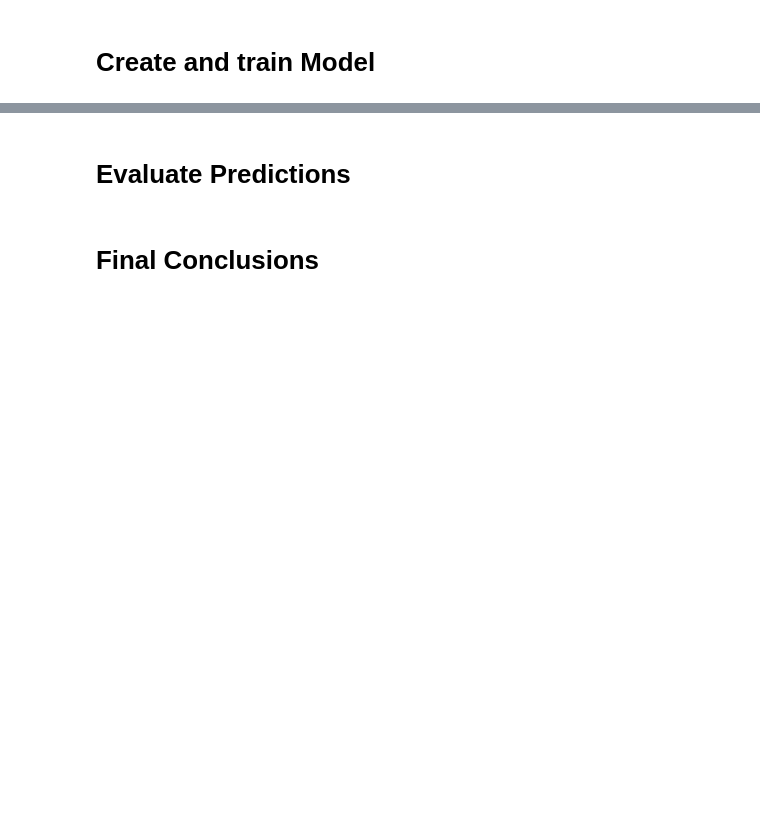
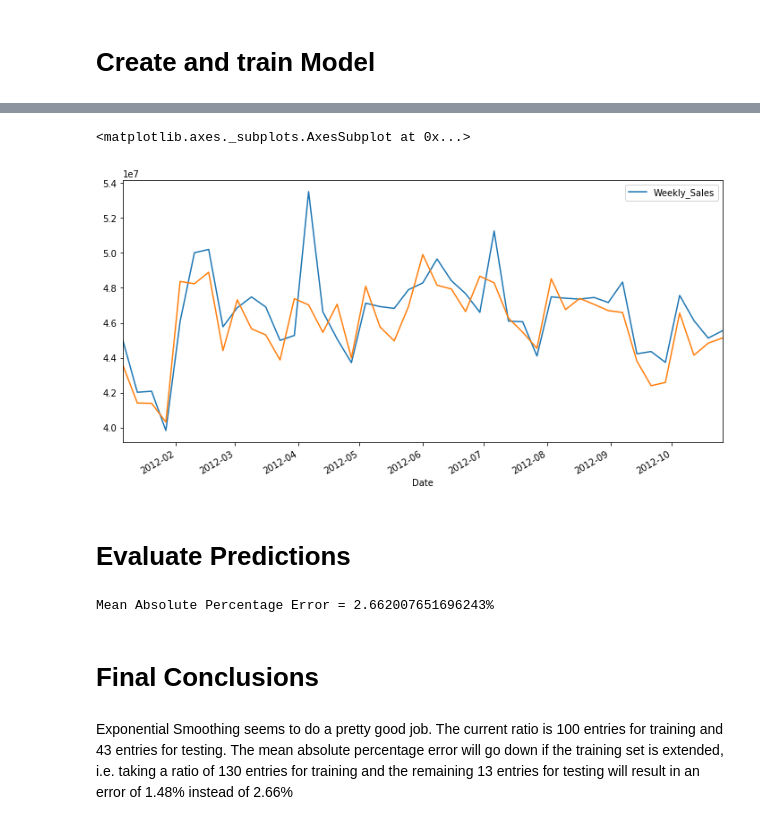
Before and after one commit to stephaniebernhard/retail_analytics, a Jupyter notebook: retail_analytics.ipynb, the cells around one changed output, grey strips where cells are left out. Saved outputs shown, nothing was run; the diff lists cells and outputs as text; code cells hidden in the pictures; blank space fills up the shorter version.

Commit message:
implemented exponential smoothing

```diff
--- a/retail_analytics.ipynb
+++ b/retail_analytics.ipynb
@@ -385,2 +388,7 @@ It does not make any sense to consider temperature, unemployment, CPI or fuel pr
 # %% [markdown]
 # Create and train Model
+# %%
+df_group_sales = df_pd.groupby('Date', as_index=False)['Weekly_Sales'].sum()
+df_group_sales = df_group_sales.set_index("Date")
+
+df_group_sales
@@ -387,4 +410,42 @@ It does not make any sense to consider temperature, unemployment, CPI or fuel pr
+# %%
+split_point = 100
+
+# take first x entries as train data
+train = df_group_sales.iloc[:split_point]
+# test with remaining entries
+test = df_group_sales.iloc[split_point:]
+# %%
+from statsmodels.tsa.holtwinters import ExponentialSmoothing
+
+
+fit_model = ExponentialSmoothing(train,
+                                  seasonal='mul',
+                                  seasonal_periods=52,
+                                  freq='W-FRI'
+                                ).fit()
+prediction = fit_model.forecast(len(df_group_sales)-split_point)
+prediction
+
+
+test.plot(figsize=(12,6))
+prediction.plot()
+# %% [output]
+<matplotlib.axes._subplots.AxesSubplot at 0x...>
+[figure, added]
 # %% [markdown]
 # Evaluate Predictions
+# %%
+import numpy as np
+
+
+def mean_absolute_percentage_error(y_true, y_pred):
+    return np.mean(np.abs((y_true - y_pred) / y_true)) * 100
+
+print("Mean Absolute Percentage Error = {a}%".format(a=mean_absolute_percentage_error(test['Weekly_Sales'],prediction)))
+# %% [output]
+Mean Absolute Percentage Error = 2.662007651696243%
 # %% [markdown]
 # Final Conclusions
+# %% [markdown]
+Exponential Smoothing seems to do a pretty good job. The current ratio is 100 entries for training and 43 entries for testing.
+The mean absolute percentage error will go down if the training set is extended, i.e. taking a ratio of 130 entries for training and the remaining 13 entries for testing will result in an error of 1.48% instead of 2.66%
```
Also changed, not shown: parts of 4 cells of this notebook.
